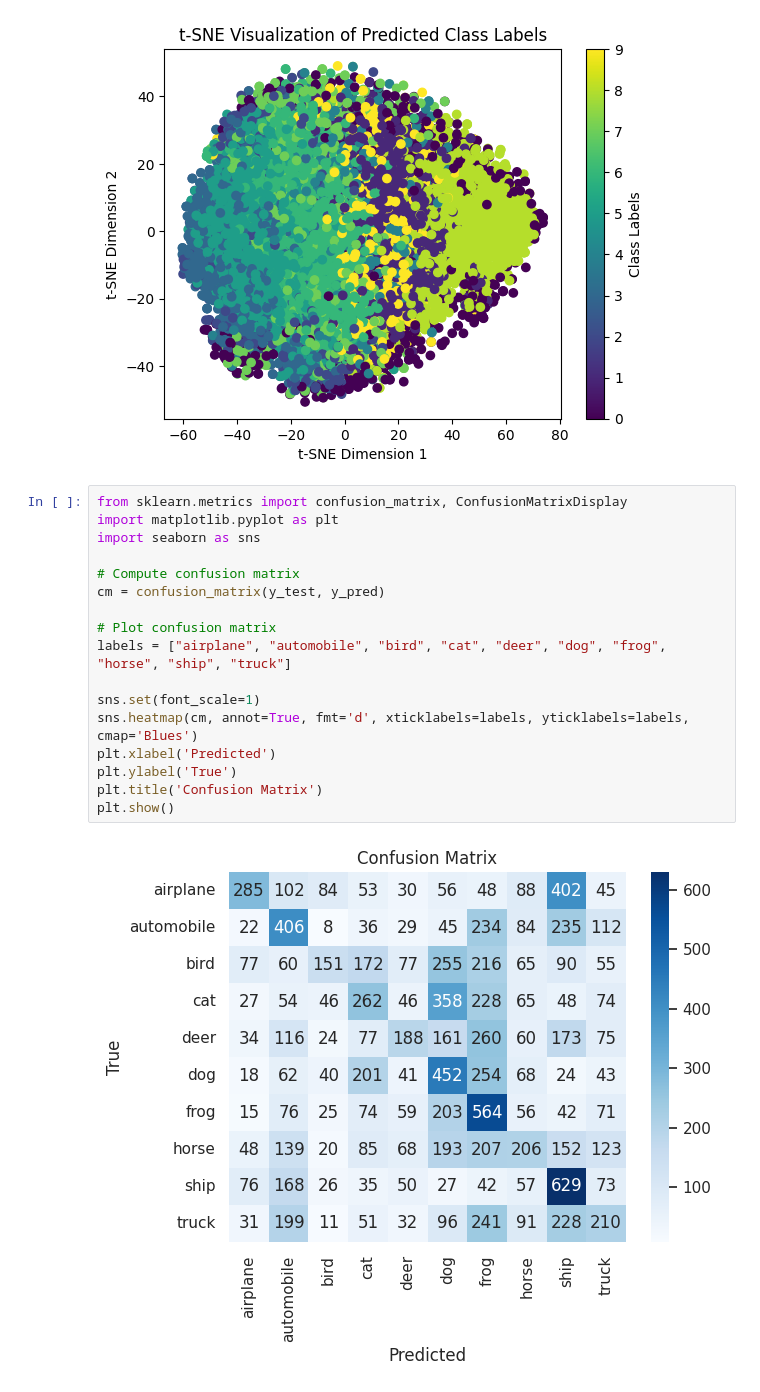
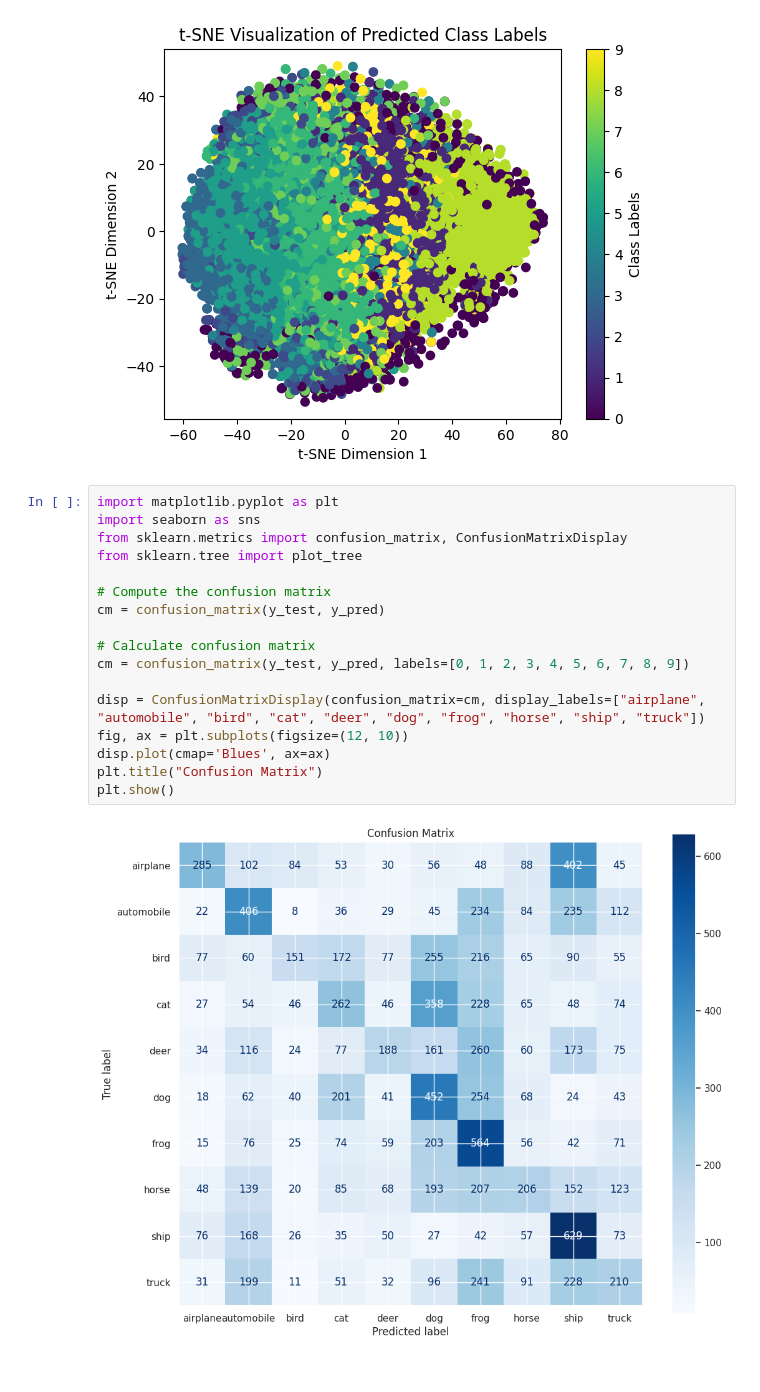
Before and after one commit to Markermav/AI_Project_G22, a Jupyter notebook: GaussianNB_naive_bayes.ipynb, the cells around one changed output. Cells and saved outputs as stored; diff of their text form.

```diff
--- a/GaussianNB_naive_bayes.ipynb
+++ b/GaussianNB_naive_bayes.ipynb
@@ -86,21 +86,21 @@ Accuracy: 0.27941666666666665
 [figure]
 [figure]
 # %%
-from sklearn.metrics import confusion_matrix, ConfusionMatrixDisplay
 import matplotlib.pyplot as plt
 import seaborn as sns
+from sklearn.metrics import confusion_matrix, ConfusionMatrixDisplay
+from sklearn.tree import plot_tree
 
-# Compute confusion matrix
+# Compute the confusion matrix
 cm = confusion_matrix(y_test, y_pred)
 
-# Plot confusion matrix
-labels = ["airplane", "automobile", "bird", "cat", "deer", "dog", "frog", "horse", "ship", "truck"]
+# Calculate confusion matrix
+cm = confusion_matrix(y_test, y_pred, labels=[0, 1, 2, 3, 4, 5, 6, 7, 8, 9])
 
-sns.set(font_scale=1)
-sns.heatmap(cm, annot=True, fmt='d', xticklabels=labels, yticklabels=labels, cmap='Blues')
-plt.xlabel('Predicted')
-plt.ylabel('True')
-plt.title('Confusion Matrix')
+disp = ConfusionMatrixDisplay(confusion_matrix=cm, display_labels=["airplane", "automobile", "bird", "cat", "deer", "dog", "frog", "horse", "ship", "truck"])
+fig, ax = plt.subplots(figsize=(12, 10))
+disp.plot(cmap='Blues', ax=ax)
+plt.title("Confusion Matrix")
 plt.show()
 # %% [output]
-[figure, old version]
+[figure, new version]
```
